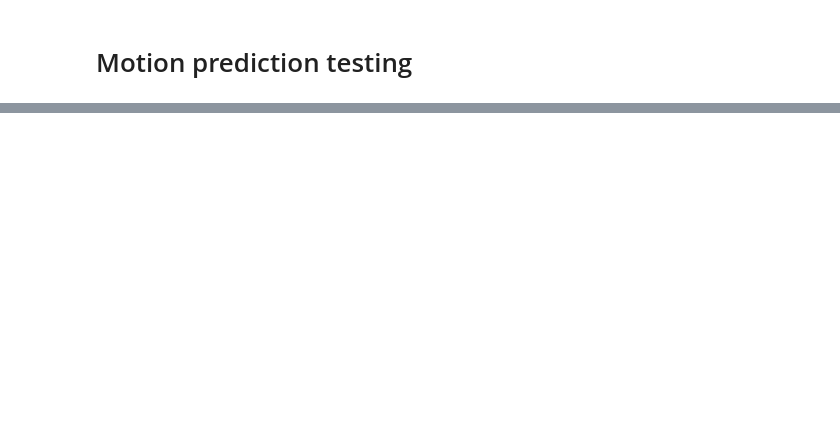
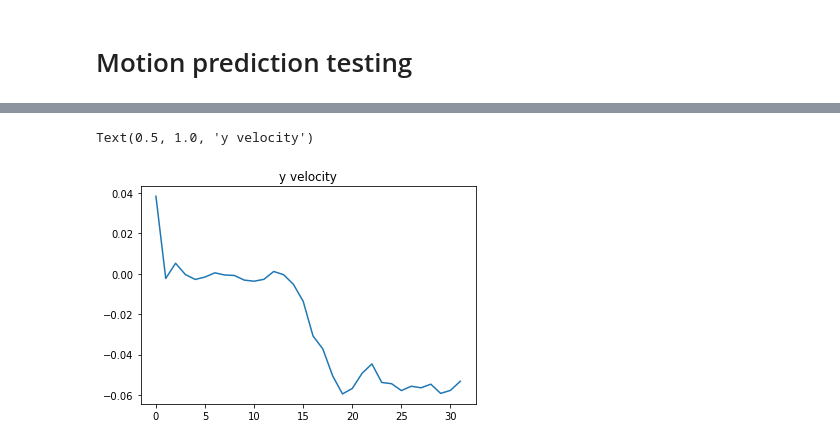
Before and after one commit to SaahilParikh/Interceptor, a Jupyter notebook: Motion Prediction.ipynb, the cells around one changed output, grey strips where cells are left out. Drawn from its saved outputs; the diff is of its cells as text; code cells hidden in the pictures; blank space fills up the shorter version.

```diff
--- a/Motion Prediction.ipynb
+++ b/Motion Prediction.ipynb
@@ -31,0 +42,6 @@ plt.plot(data.kvx)
+# %%
+plt.plot(data.kvy)
+plt.title('y velocity')
+# %% [output]
+Text(0.5, 1.0, 'y velocity')
+[figure, added]
```
Also changed, not shown: parts of 6 cells of this notebook, 2 other files.
